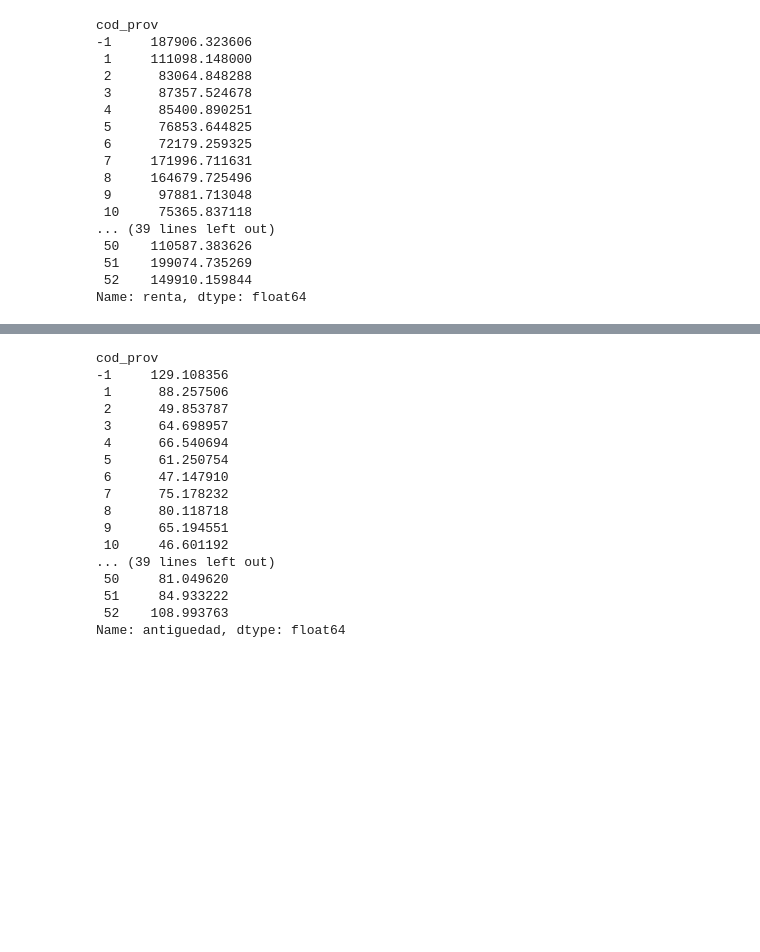
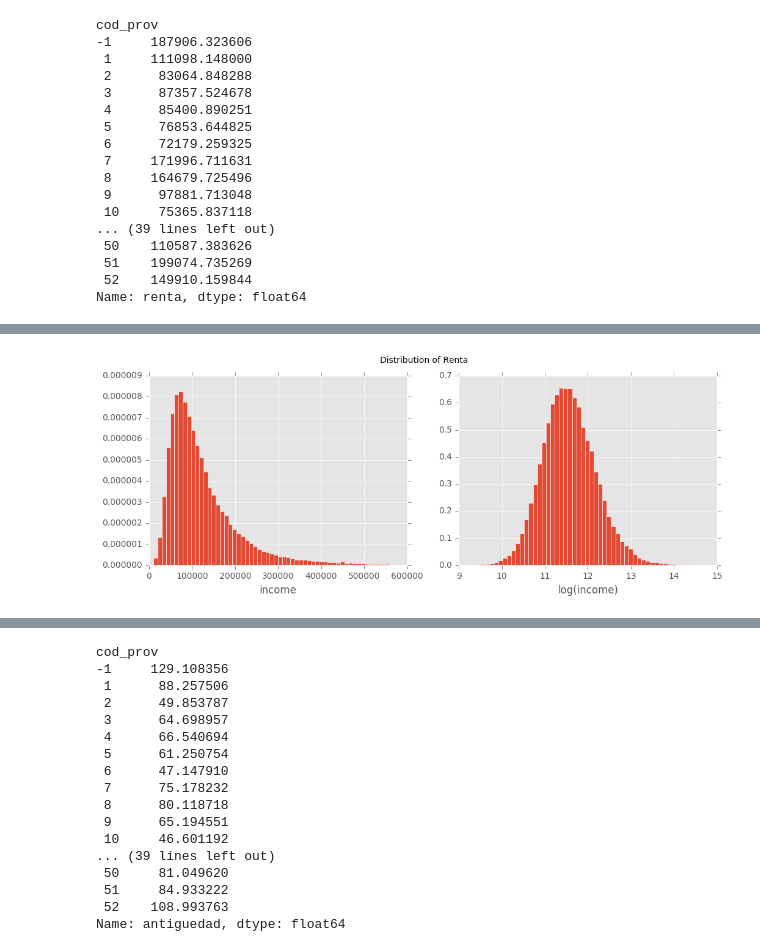
Before and after one commit to MedAlyH/Santander-Product-Recommendation, a Jupyter notebook: notebook/EDA.ipynb, the cells around one changed output, grey strips where cells are left out. Drawn from its saved outputs; the diff is of its cells as text; code cells hidden in the pictures; blank space fills up the shorter version.

```diff
--- a/notebook/EDA.ipynb
+++ b/notebook/EDA.ipynb
@@ -118,0 +135,12 @@ Name: renta, dtype: float64
+# %%
+fig, (ax1, ax2) = plt.subplots(1,2, figsize=(12, 4))
+fig.suptitle('Distribution of Renta')
+train[train['renta']!= -1]['renta'].hist(bins=3000, normed=1, ax=ax1)
+ax1.set_xlim(0, 600000)
+ax1.set_xlabel('income')
+np.log(train[train['renta']!= -1]['renta']).hist(bins=100, normed=1,ax=ax2)
+ax2.set_xlim(9, 15)
+ax2.set_xlabel('log(income)')
+plt.show()
+# %% [output]
+[figure, added]
```
Also changed, not shown: parts of 10 cells of this notebook, 6 other files.
